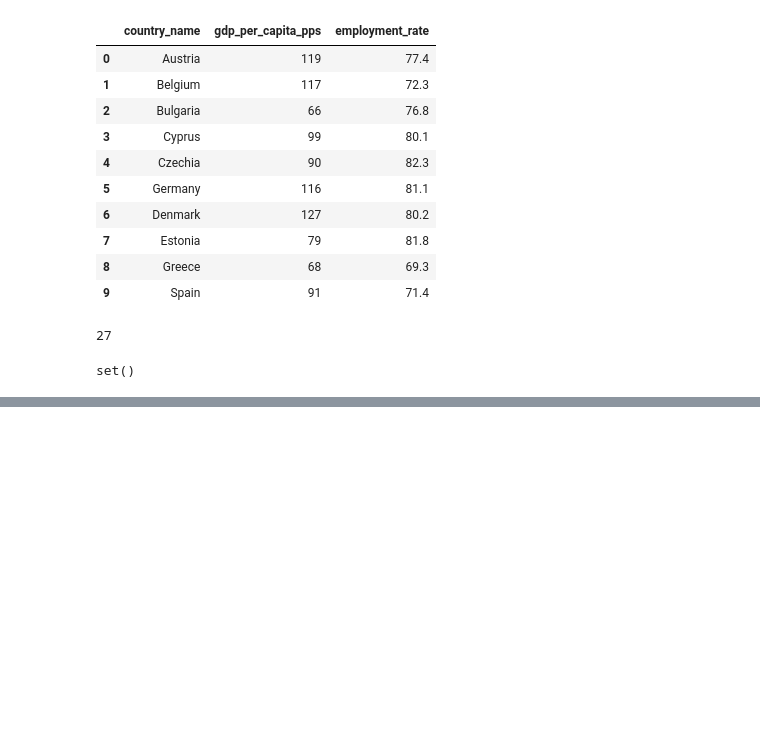
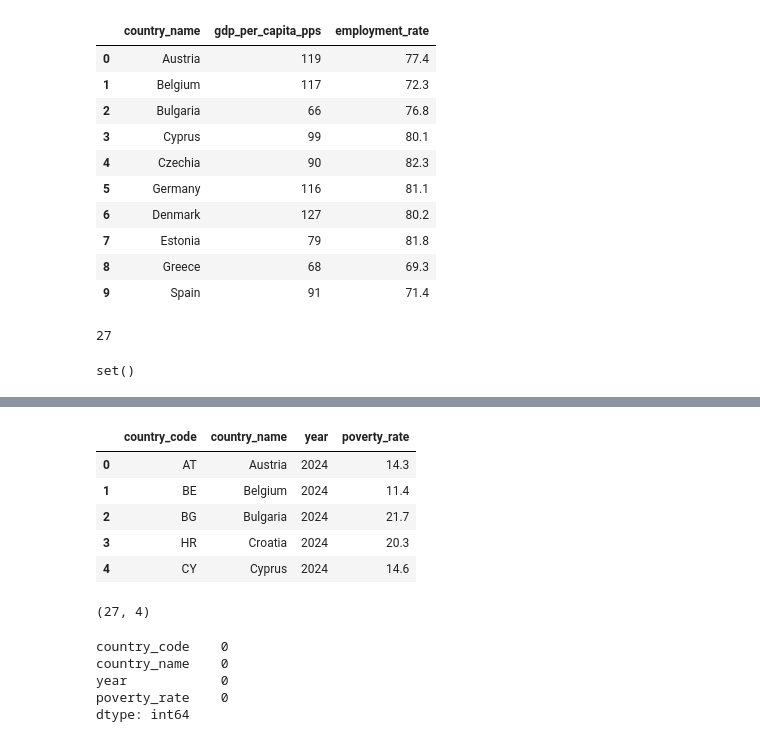
Before and after one commit to eljesam/DAV_Eljesa_Repeat, a Jupyter notebook: Notebooks/EQLI_analysis.ipynb, the cells around one changed output, grey strips where cells are left out. Saved outputs shown, nothing was run; the diff lists cells and outputs as text; code cells hidden in the pictures; blank space fills up the shorter version.

```diff
--- a/Notebooks/EQLI_analysis.ipynb
+++ b/Notebooks/EQLI_analysis.ipynb
@@ -350,0 +386,23 @@ eqli_data.to_csv(
+# %%
+poverty_clean = (poverty_clean .sort_values("country_name").reset_index(drop=True))
+
+poverty_clean.head()
+# %% [output]
+|  | country_code | country_name | year | poverty_rate |
+| 0 | AT | Austria | 2024 | 14.3 |
+| 1 | BE | Belgium | 2024 | 11.4 |
+| 2 | BG | Bulgaria | 2024 | 21.7 |
+| 3 | HR | Croatia | 2024 | 20.3 |
+| 4 | CY | Cyprus | 2024 | 14.6 |
+# %%
+poverty_clean.shape
+# %% [output]
+(27, 4)
+# %%
+poverty_clean.isnull().sum()
+# %% [output]
+country_code    0
+country_name    0
+year            0
+poverty_rate    0
+dtype: int64
```
Also changed, not shown: parts of 9 cells of this notebook, 2 other files.
